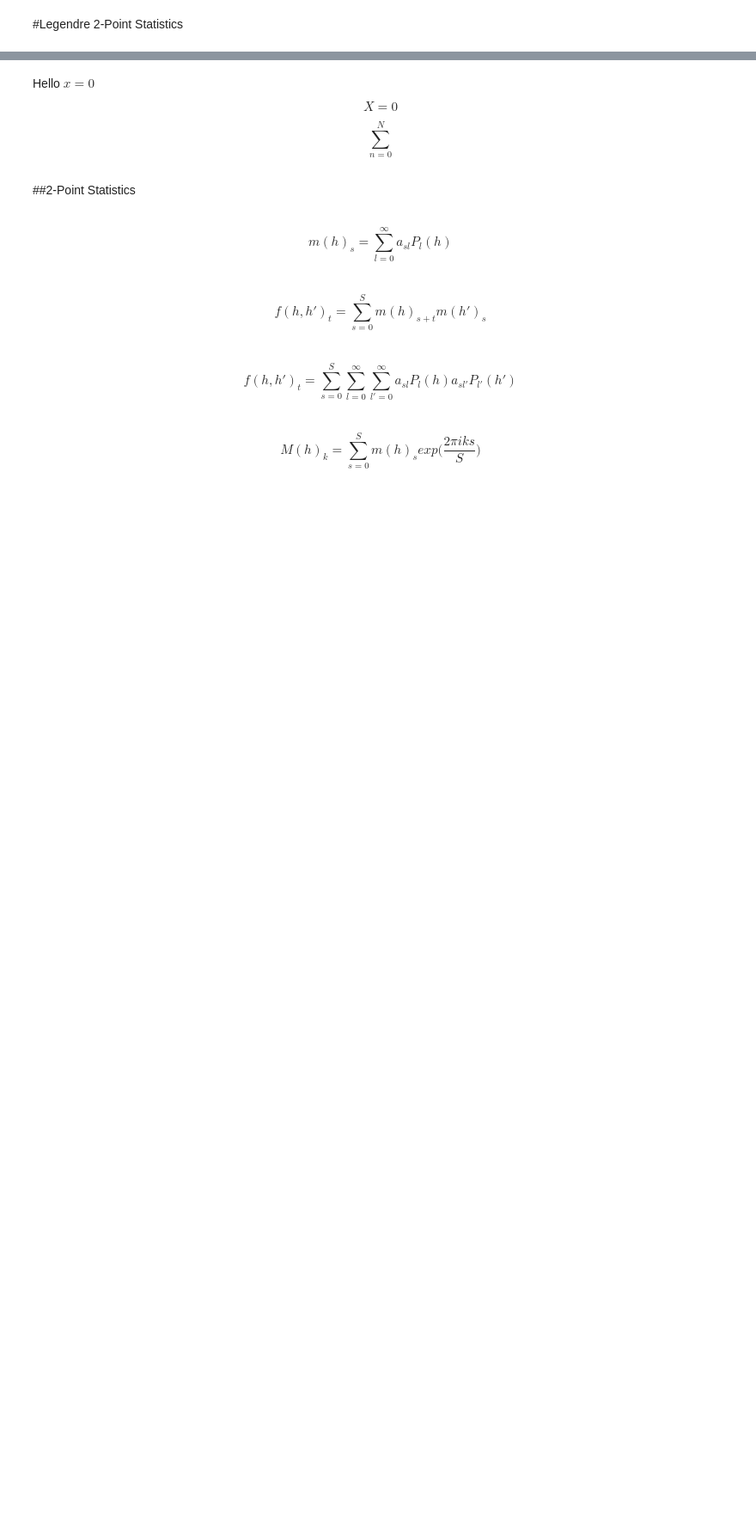
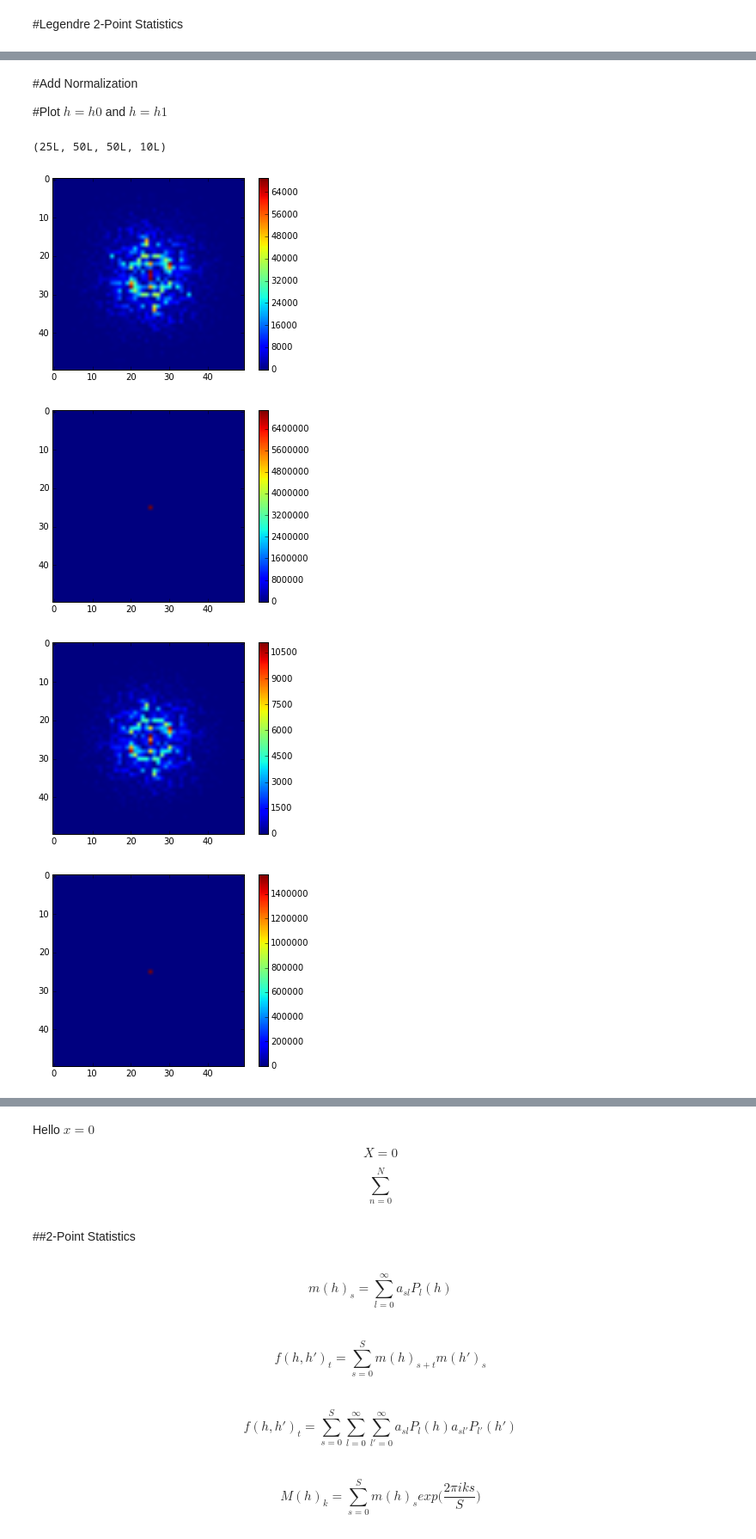
Before and after one commit to davidbrough1/2_point_statistics_Legendre, a Jupyter notebook: Legendre 2-point.ipynb, the cells around one changed output, grey strips where cells are left out. Shown at 86% size. Drawn from its saved outputs; the diff is of its cells as text; code cells hidden in the pictures; blank space fills up the shorter version.

```diff
--- a/Legendre 2-point.ipynb
+++ b/Legendre 2-point.ipynb
@@ -56,4 +137,4 @@ for ii in range(t_steps):
 # %%
-n_states = 6
+n_states = 4
 LegBasis = LegendreBasis(n_states=n_states, domain=[-1, 1])
 # %%
@@ -78,8 +147,0 @@ print len(np.unique(FX_end_.imag))
-# %%
-def new_coeffs(X_):
-    n_states = X_.shape[-1]
-    Niter = np.ceil((n_states + 1) / 2.)
-    Nslice = n_states * (n_states + 1) / 2
-    Mat = np.zeros((50, 50, 4, 4))
-    tmp = [np.conj(X_) * np.roll(X_, i, axis=-1) for i in range(int(Niter))]
-    return np.concatenate(tmp, axis=-1)[..., :Nslice]
@@ -106,0 +148,26 @@ from pymks import MKSKernelPCAModel
+# %% [markdown]
+#Add Normalization
+
+#Plot $h=h0$ and $h=h1$
+# %%
+FX_t_end = new_coeffs(FX_end_)
+FX_t_start = new_coeffs(FX_start_)
+
+assert(np.unique(FX_t_end[..., :n_states].imag) == 0)
+
+FX_t_end[..., n_states:] = 2 * FX_t_end[..., n_states:].real
+
+assert(np.unique(FX_t_end.imag) == 0)
+
+print FX_t_end.shape
+
+for ii in range(FX_t_end.shape[-1]):
+    plt.figure()
+    plt.imshow(np.real_if_close(np.fft.fftshift(FX_t_end[1,..., ii])))
+    plt.colorbar()
+# %% [output]
+(25L, 50L, 50L, 10L)
+[figure, added]
+[figure, added]
+[figure, added]
+[figure, added]
```
Also changed, not shown: parts of 24 cells of this notebook.
